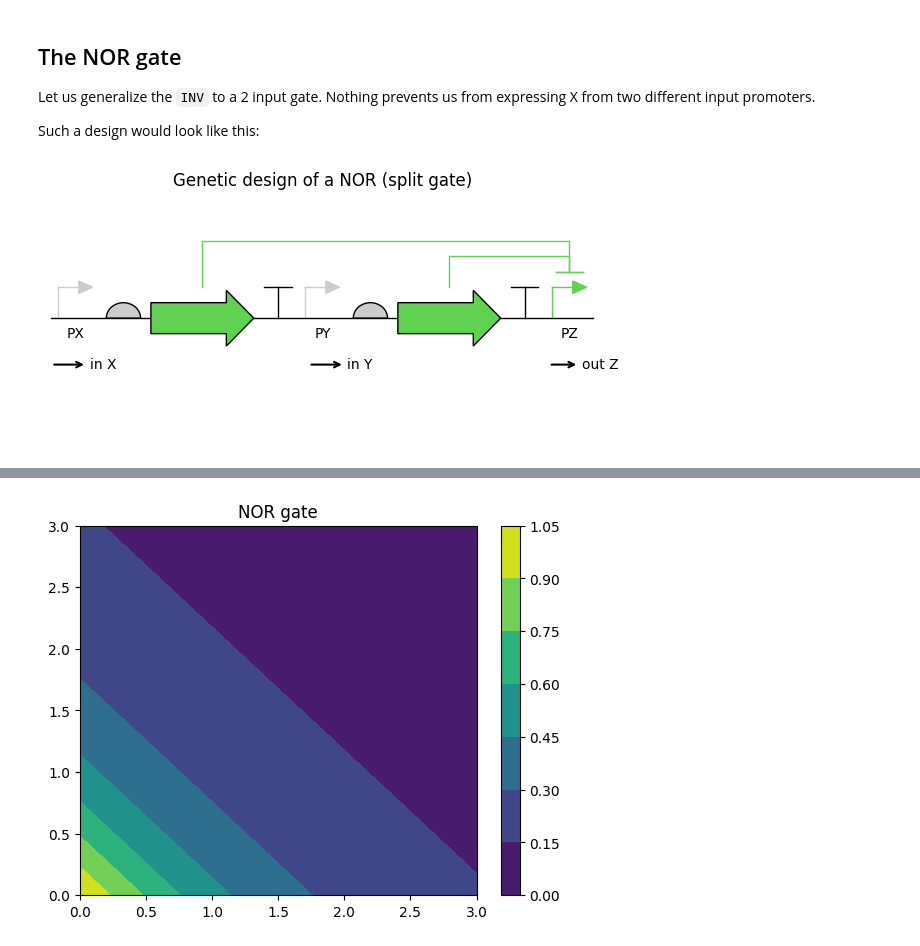
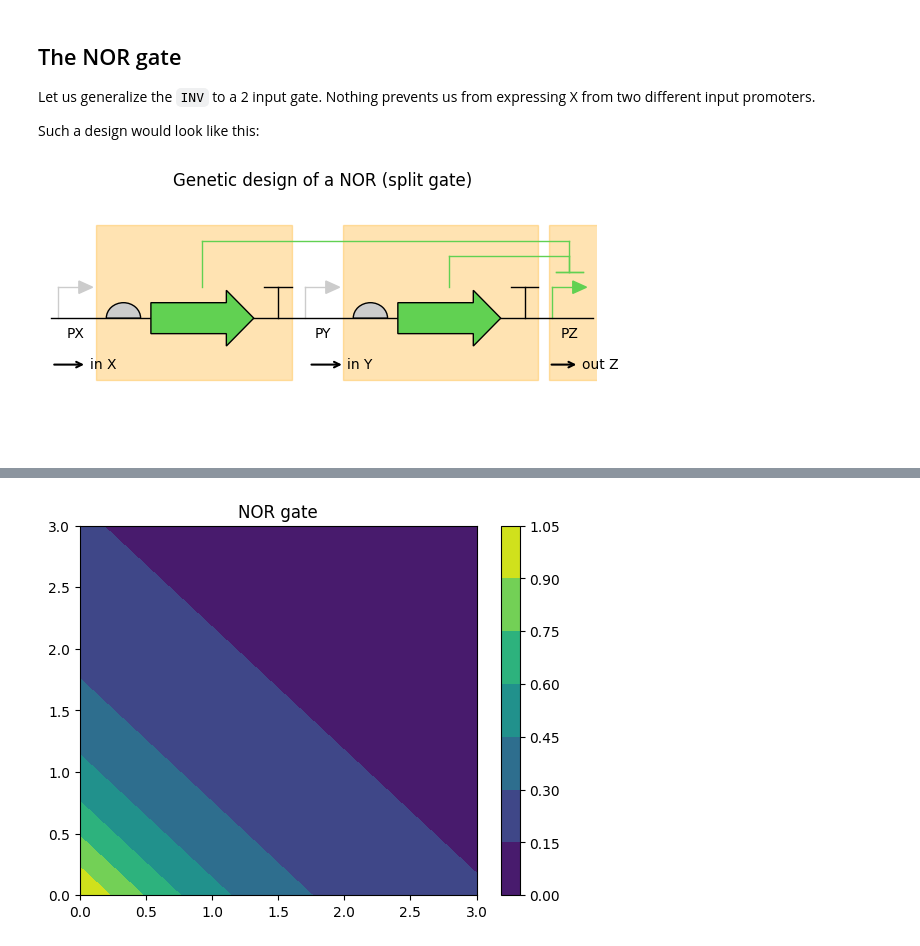
Before and after one commit to BioDisCo/computational_bioengineering, a Jupyter notebook: gates/notes.ipynb, the cells around one changed output, grey strips where cells are left out. Saved outputs shown, nothing was run; the diff lists cells and outputs as text; code cells hidden in the pictures.

```diff
--- a/gates/notes.ipynb
+++ b/gates/notes.ipynb
@@ -434,6 +459,20 @@ design = [
 
 # --- Render DNA ---
 fig, ax = plt.subplots(figsize=(6, 3))
+
+# orange gate boxes
+gate_x = [13, 13, 70, 70]
+gate_y = [30, -20, -20, 30]
+ax.fill(gate_x, gate_y, color='orange', alpha=0.3)
+
+gate_x2 = [85, 85, 142, 142]
+gate_y2 = [30, -20, -20, 30]
+ax.fill(gate_x2, gate_y2, color='orange', alpha=0.3)
+
+gate_x3 = [145, 145, 160, 160]
+gate_y3 = [30, -20, -20, 30]
+ax.fill(gate_x3, gate_y3, color='orange', alpha=0.3)
+
 start_pos, end_pos = dr.renderDNA(
     ax=ax,
     parts=design,
@@ -449,34 +488,34 @@ ax.annotate(
     arrowprops=dict(arrowstyle="<-", color='black', lw=1.5),
     fontsize=10,
     ha='center',
     va='center'
 )
 ax.annotate(
     'in Y',
     xy=(75, -15),
     xytext=(90, -15),
     arrowprops=dict(arrowstyle="<-", color='black', lw=1.5),
     fontsize=10,
     ha='center',
     va='center'
 )
 ax.annotate(
     'out Z',
     xy=(145, -15),
     xytext=(160, -15),
     arrowprops=dict(arrowstyle="<-", color='black', lw=1.5),
     fontsize=10,
     ha='center',
     va='center'
 )
 
 ax.set_xlim(start_pos - 1, end_pos + 1)
 ax.set_ylim(-40, 40)
 ax.set_axis_off()
 plt.title("Genetic design of a NOR (split gate)")
 plt.tight_layout()
 # %% [output]
-[figure, old version]
+[figure, new version]
 # %% [markdown]
 This design is called the __Split Gate__ design, as opposed to another design that we will discuss in a second.
 
```
Also changed, not shown: parts of 12 cells of this notebook, 5 other files.
